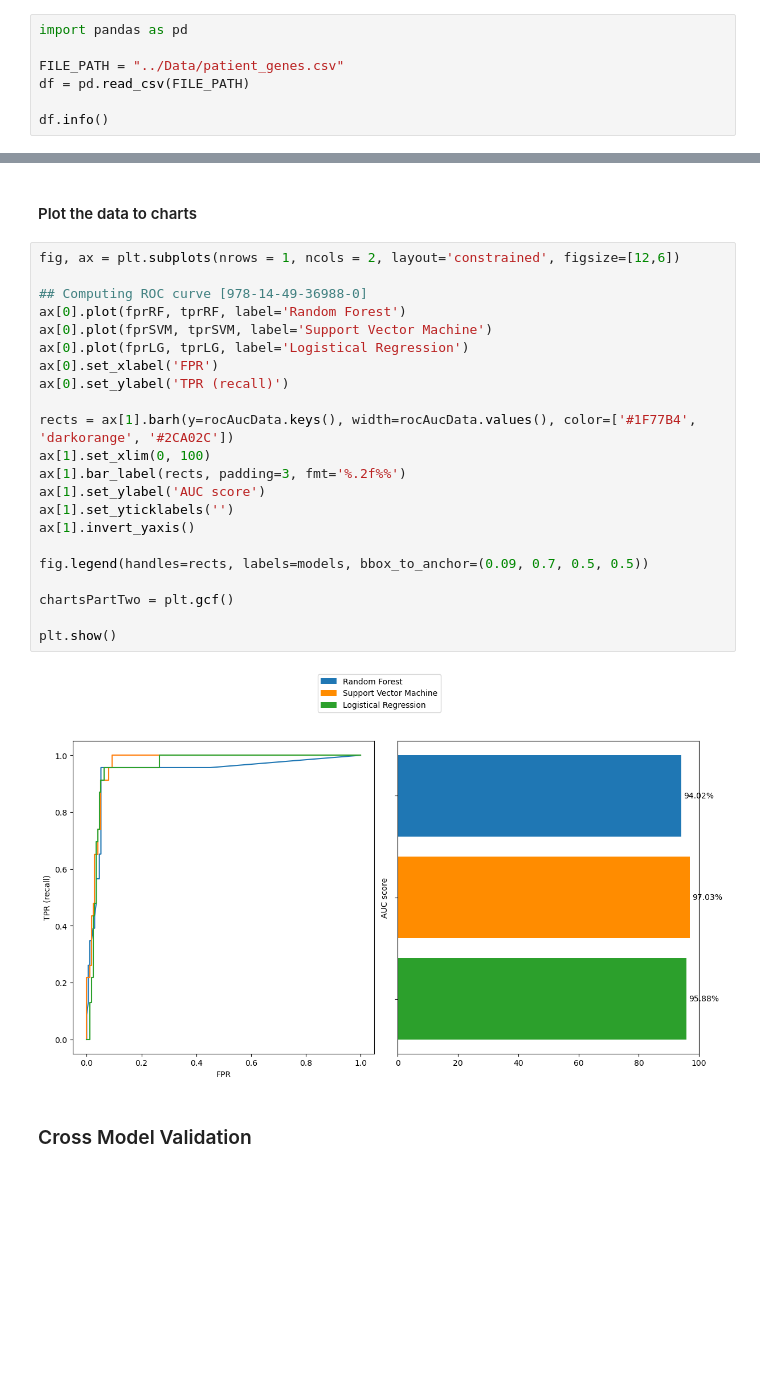
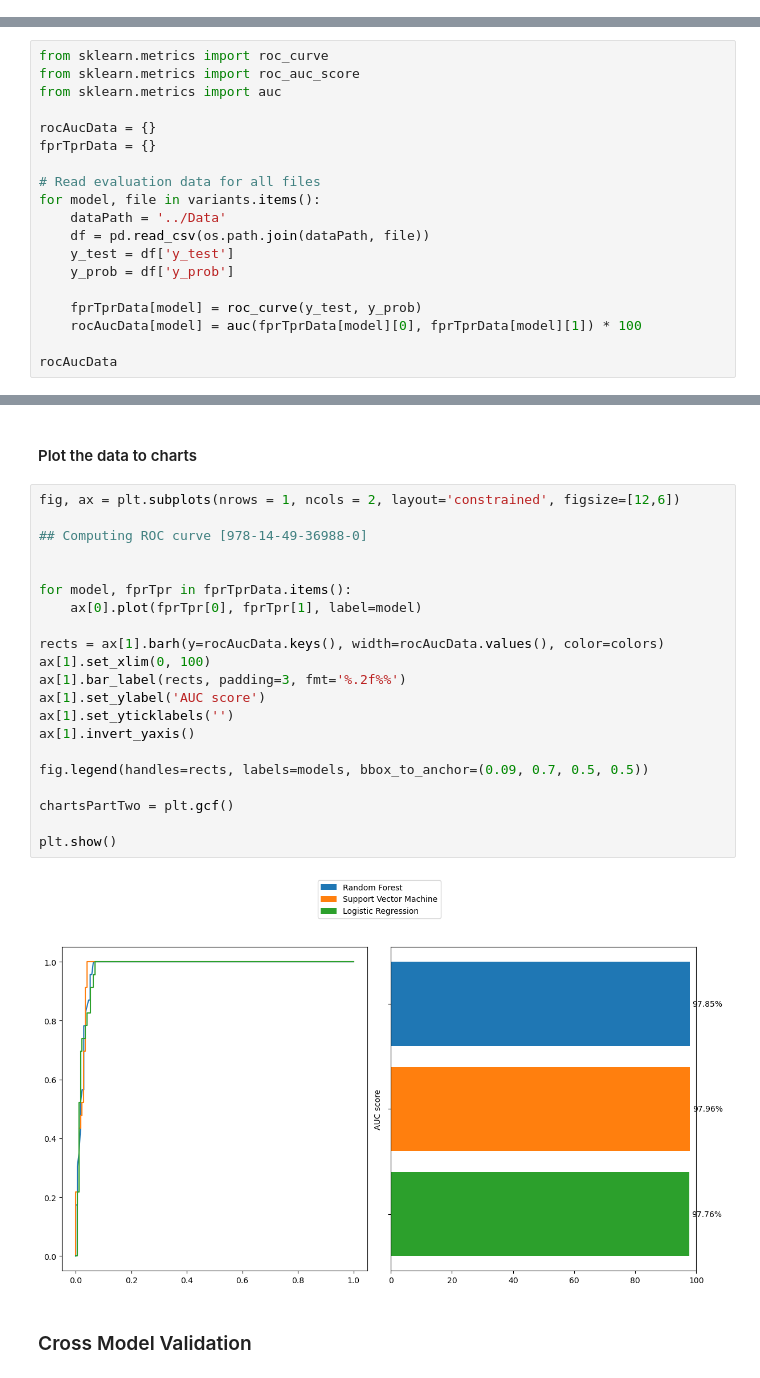
Before and after one commit to rhlt/tnbc, a Jupyter notebook: Evaluation/Evaluation.ipynb, the cells around one changed output, grey strips where cells are left out. Drawn from its saved outputs; the diff is of its cells as text; blank space fills up the shorter version.

Commit message:
Evaluation + uit te zoeken andere mappen duidelijk gemarkeerd

```diff
--- a/Evaluation/Evaluation.ipynb
+++ b/Evaluation/Evaluation.ipynb
@@ -3,7 +0,0 @@
-# %%
-import pandas as pd
-
-FILE_PATH = "../Data/patient_genes.csv"
-df = pd.read_csv(FILE_PATH)
-
-df.info()
@@ -290,0 +156,19 @@ rocAucData = {
+# %%
+from sklearn.metrics import roc_curve
+from sklearn.metrics import roc_auc_score
+from sklearn.metrics import auc
+
+rocAucData = {}
+fprTprData = {}
+
+# Read evaluation data for all files
+for model, file in variants.items():
+    dataPath = '../Data'
+    df = pd.read_csv(os.path.join(dataPath, file))
+    y_test = df['y_test']
+    y_prob = df['y_prob']
+
+    fprTprData[model] = roc_curve(y_test, y_prob)
+    rocAucData[model] = auc(fprTprData[model][0], fprTprData[model][1]) * 100
+
+rocAucData
@@ -293,27 +181,26 @@ rocAucData = {
 # %%
 fig, ax = plt.subplots(nrows = 1, ncols = 2, layout='constrained', figsize=[12,6])
 
 ## Computing ROC curve [978-14-49-36988-0]
-ax[0].plot(fprRF, tprRF, label='Random Forest')
-ax[0].plot(fprSVM, tprSVM, label='Support Vector Machine')
-ax[0].plot(fprLG, tprLG, label='Logistical Regression')
-ax[0].set_xlabel('FPR')
-ax[0].set_ylabel('TPR (recall)')
 
-rects = ax[1].barh(y=rocAucData.keys(), width=rocAucData.values(), color=['#1F77B4', 'darkorange', '#2CA02C'])
+
+for model, fprTpr in fprTprData.items():
+    ax[0].plot(fprTpr[0], fprTpr[1], label=model)
+
+rects = ax[1].barh(y=rocAucData.keys(), width=rocAucData.values(), color=colors)
 ax[1].set_xlim(0, 100)
 ax[1].bar_label(rects, padding=3, fmt='%.2f%%')
 ax[1].set_ylabel('AUC score')
 ax[1].set_yticklabels('')
 ax[1].invert_yaxis()
 
 fig.legend(handles=rects, labels=models, bbox_to_anchor=(0.09, 0.7, 0.5, 0.5))
 
 chartsPartTwo = plt.gcf()
 
 plt.show()
 # %% [output]
-[figure, old version]
+[figure, new version]
 # %% [markdown]
 ### Cross Model Validation
 # %% [markdown]
```
Also changed, not shown: parts of 23 cells of this notebook, 15 other files.
